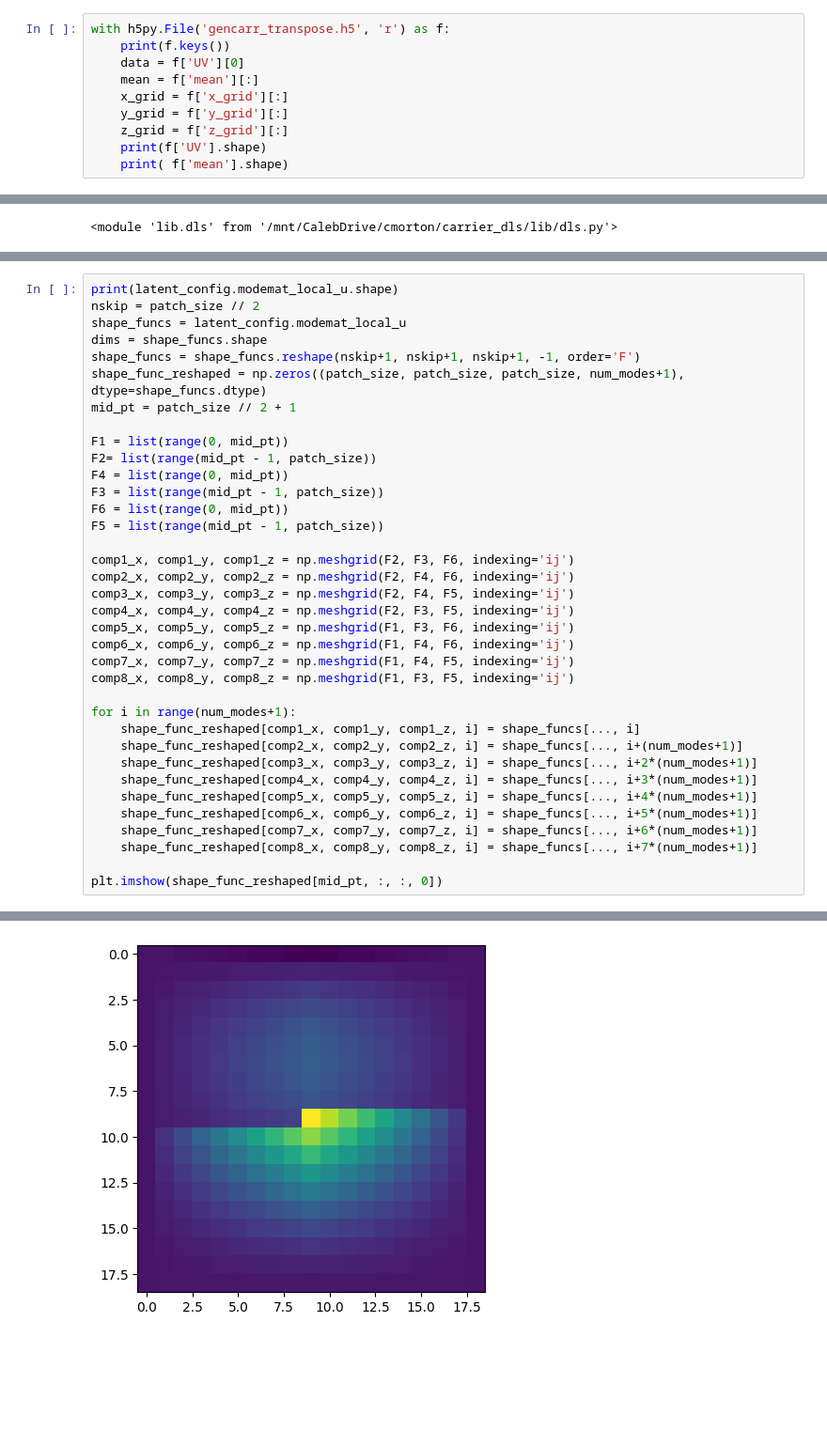
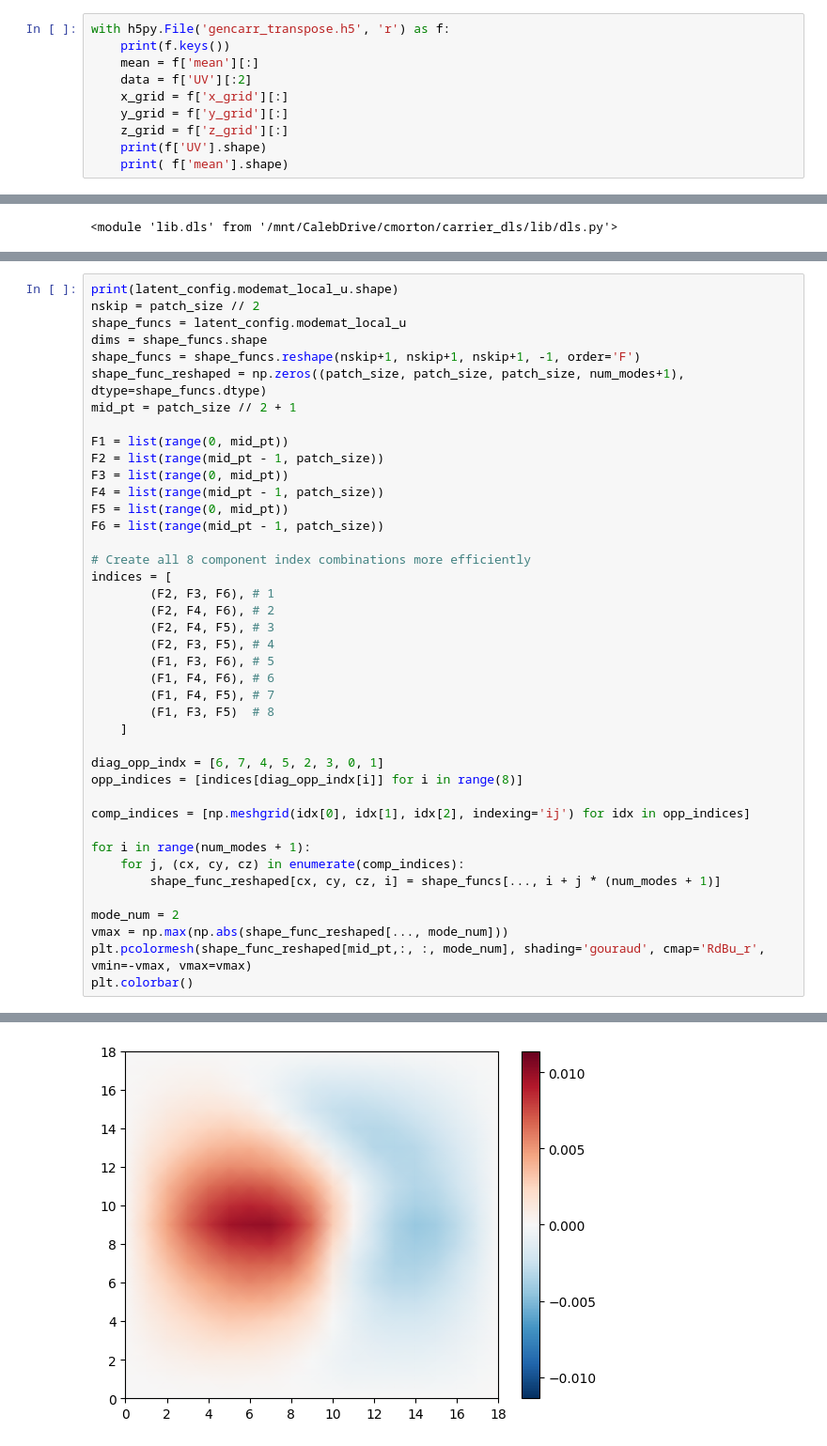
Before and after one commit to morton311/carrier_dls, a Jupyter notebook: carrier_dls.ipynb, the cells around one changed output, grey strips where cells are left out. Shown at 94% size. Cells and saved outputs as stored; diff of their text form; blank space fills up the shorter version.

```diff
--- a/carrier_dls.ipynb
+++ b/carrier_dls.ipynb
@@ -8,8 +8,8 @@ import lib.dls as dls
 # %%
 with h5py.File('gencarr_transpose.h5', 'r') as f:
     print(f.keys())
-    data = f['UV'][0]
     mean = f['mean'][:]
+    data = f['UV'][:2]
     x_grid = f['x_grid'][:]
     y_grid = f['y_grid'][:]
     z_grid = f['z_grid'][:]
@@ -80,31 +224,36 @@ shape_func_reshaped = np.zeros((patch_size, patch_size, patch_size, num_modes+1)
 mid_pt = patch_size // 2 + 1
 
 F1 = list(range(0, mid_pt))
-F2= list(range(mid_pt - 1, patch_size))
-F4 = list(range(0, mid_pt))
-F3 = list(range(mid_pt - 1, patch_size))
-F6 = list(range(0, mid_pt))
-F5 = list(range(mid_pt - 1, patch_size))
+F2 = list(range(mid_pt - 1, patch_size))
+F3 = list(range(0, mid_pt))
+F4 = list(range(mid_pt - 1, patch_size))
+F5 = list(range(0, mid_pt))
+F6 = list(range(mid_pt - 1, patch_size))
 
-comp1_x, comp1_y, comp1_z = np.meshgrid(F2, F3, F6, indexing='ij')
-comp2_x, comp2_y, comp2_z = np.meshgrid(F2, F4, F6, indexing='ij')
-comp3_x, comp3_y, comp3_z = np.meshgrid(F2, F4, F5, indexing='ij')
-comp4_x, comp4_y, comp4_z = np.meshgrid(F2, F3, F5, indexing='ij')
-comp5_x, comp5_y, comp5_z = np.meshgrid(F1, F3, F6, indexing='ij')
-comp6_x, comp6_y, comp6_z = np.meshgrid(F1, F4, F6, indexing='ij')
-comp7_x, comp7_y, comp7_z = np.meshgrid(F1, F4, F5, indexing='ij')
-comp8_x, comp8_y, comp8_z = np.meshgrid(F1, F3, F5, indexing='ij')
+# Create all 8 component index combinations more efficiently
+indices = [
+        (F2, F3, F6), # 1
+        (F2, F4, F6), # 2
+        (F2, F4, F5), # 3
+        (F2, F3, F5), # 4
+        (F1, F3, F6), # 5
+        (F1, F4, F6), # 6
+        (F1, F4, F5), # 7
+        (F1, F3, F5)  # 8
+    ]
 
-for i in range(num_modes+1):
-    shape_func_reshaped[comp1_x, comp1_y, comp1_z, i] = shape_funcs[..., i]
-    shape_func_reshaped[comp2_x, comp2_y, comp2_z, i] = shape_funcs[..., i+(num_modes+1)]
-    shape_func_reshaped[comp3_x, comp3_y, comp3_z, i] = shape_funcs[..., i+2*(num_modes+1)]
-    shape_func_reshaped[comp4_x, comp4_y, comp4_z, i] = shape_funcs[..., i+3*(num_modes+1)]
-    shape_func_reshaped[comp5_x, comp5_y, comp5_z, i] = shape_funcs[..., i+4*(num_modes+1)]
-    shape_func_reshaped[comp6_x, comp6_y, comp6_z, i] = shape_funcs[..., i+5*(num_modes+1)]
-    shape_func_reshaped[comp7_x, comp7_y, comp7_z, i] = shape_funcs[..., i+6*(num_modes+1)]
-    shape_func_reshaped[comp8_x, comp8_y, comp8_z, i] = shape_funcs[..., i+7*(num_modes+1)]
+diag_opp_indx = [6, 7, 4, 5, 2, 3, 0, 1]
+opp_indices = [indices[diag_opp_indx[i]] for i in range(8)]
 
-plt.imshow(shape_func_reshaped[mid_pt, :, :, 0])
+comp_indices = [np.meshgrid(idx[0], idx[1], idx[2], indexing='ij') for idx in opp_indices]
+
+for i in range(num_modes + 1):
+    for j, (cx, cy, cz) in enumerate(comp_indices):
+        shape_func_reshaped[cx, cy, cz, i] = shape_funcs[..., i + j * (num_modes + 1)]
+
+mode_num = 2
+vmax = np.max(np.abs(shape_func_reshaped[..., mode_num]))
+plt.pcolormesh(shape_func_reshaped[mid_pt,:, :, mode_num], shading='gouraud', cmap='RdBu_r', vmin=-vmax, vmax=vmax)
+plt.colorbar()
 # %% [output]
 (1000, 88)
@@ -112 +261 @@ plt.imshow(shape_func_reshaped[mid_pt, :, :, 0])
-[figure, old version]
+[figure, new version]
```
Also changed, not shown: parts of 9 cells of this notebook, 3 other files.
